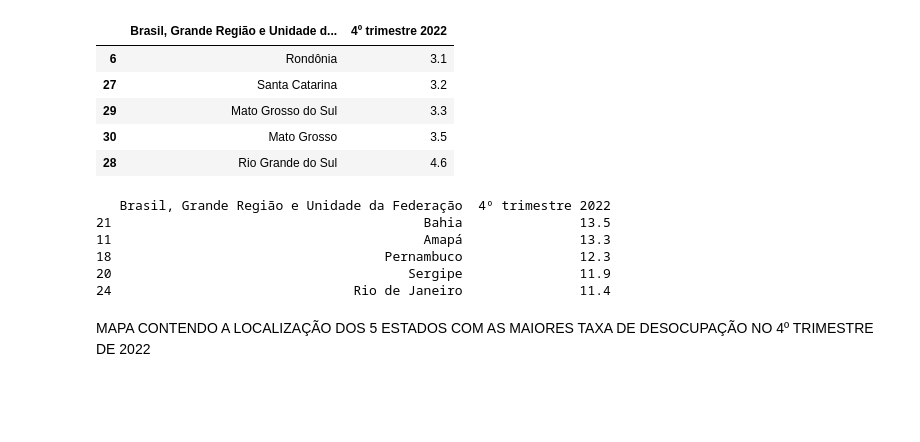
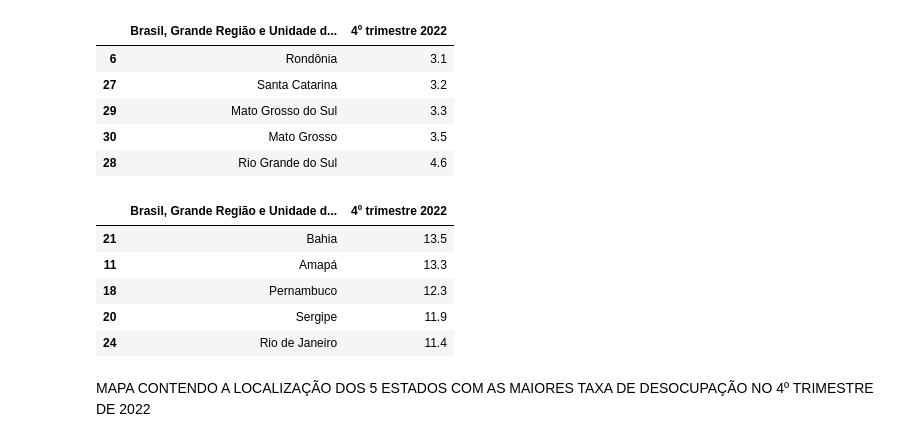
Before and after one commit to gabriel2gomes/taxa_de_desemprego_Brasil_2022, a Jupyter notebook: Taxa_de_desocupação_Brasil_2022.ipynb, the cells around one changed output. Saved outputs shown, nothing was run; the diff lists cells and outputs as text; code cells hidden in the pictures; blank space fills up the shorter version.

```diff
--- a/Taxa_de_desocupação_Brasil_2022.ipynb
+++ b/Taxa_de_desocupação_Brasil_2022.ipynb
@@ -101,15 +113,15 @@ df.iloc[6:32][['Brasil, Grande Região e Unidade da Federação','4º trimestre
 # %%
 # Ordenar em ordem decrescente (maior para menor) pelo valor da taxa de desemprego
 estados_maior_taxa_desemprego = df.iloc[6:32][['Brasil, Grande Região e Unidade da Federação', '4º trimestre 2022']].sort_values('4º trimestre 2022', ascending=False)[0:5]
 
-print(estados_maior_taxa_desemprego)
+(estados_maior_taxa_desemprego)
 # %% [output]
-   Brasil, Grande Região e Unidade da Federação  4º trimestre 2022
-21                                        Bahia               13.5
-11                                        Amapá               13.3
-18                                   Pernambuco               12.3
-20                                      Sergipe               11.9
-24                               Rio de Janeiro               11.4
+|  | Brasil, Grande Região e Unidade d... | 4º trimestre 2022 |
+| 21 | Bahia | 13.5 |
+| 11 | Amapá | 13.3 |
+| 18 | Pernambuco | 12.3 |
+| 20 | Sergipe | 11.9 |
+| 24 | Rio de Janeiro | 11.4 |
 # %% [markdown]
 MAPA CONTENDO A LOCALIZAÇÃO DOS 5 ESTADOS COM AS MAIORES TAXA DE DESOCUPAÇÃO NO 4º TRIMESTRE DE 2022
 # %%
```
Also changed, not shown: parts of 2 cells of this notebook.
